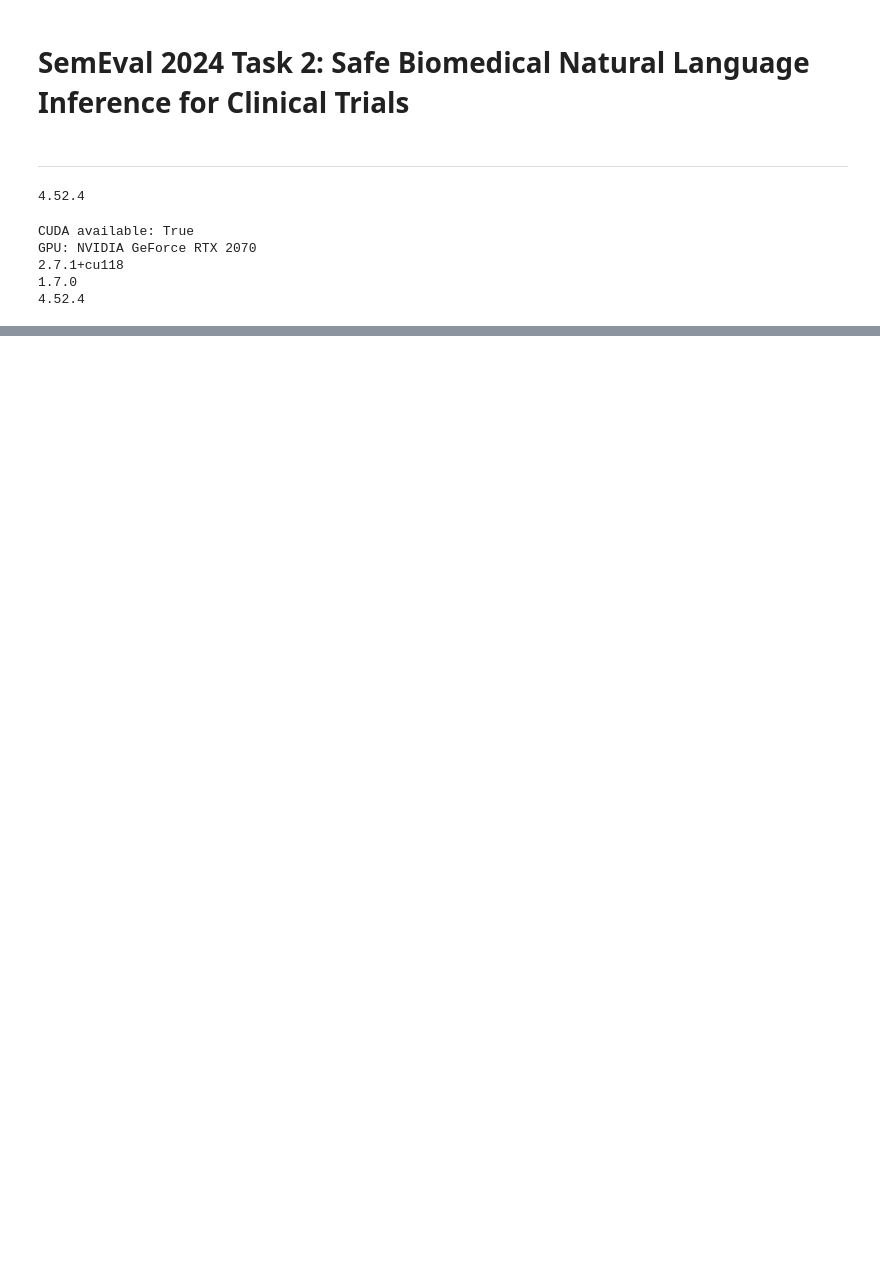
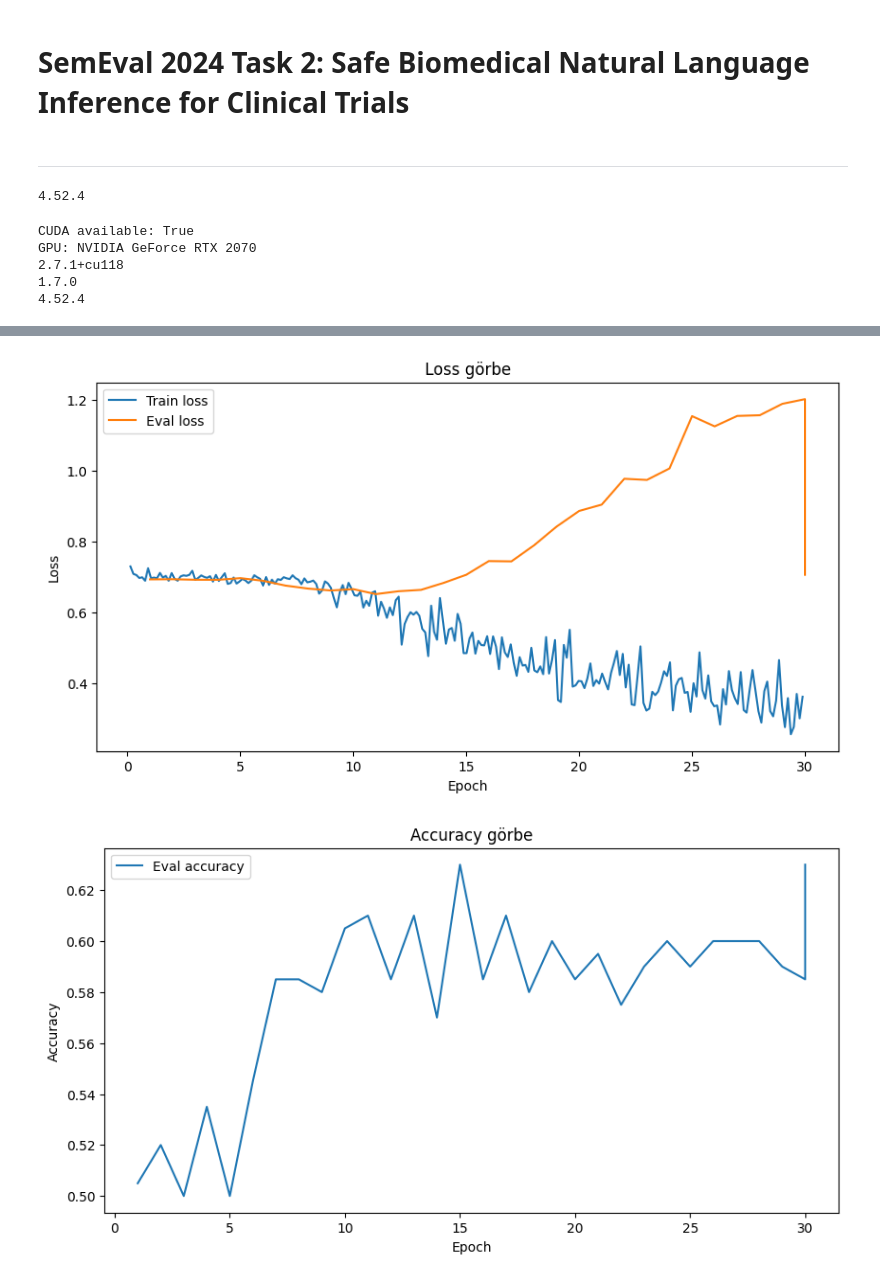
Before and after one commit to lego111Aron/SemEval_2024_Task-2_SafeBiomedicalNaturalLanguageInferenceForClinicalTrials, a Jupyter notebook: SemEval2024_Task2_NLI.ipynb, the cells around one changed output, grey strips where cells are left out. Cells and saved outputs as stored; diff of their text form; code cells hidden in the pictures; blank space fills up the shorter version.

```diff
--- a/SemEval2024_Task2_NLI.ipynb
+++ b/SemEval2024_Task2_NLI.ipynb
@@ -287,0 +300,37 @@ trainer.evaluate(eval_dataset=tokenized_dev)
+# %%
+import pandas as pd
+import matplotlib.pyplot as plt
+import json
+
+# A Trainer log fájl elérési útja
+log_path = "./content/logs/events.out.tfevents.*"  # vagy a pontos logfájl, ha tudod
+
+# Alternatív: ha a Trainer history-t elmented, pl. trainer.state.log_history
+history = trainer.state.log_history
+
+# Loss és accuracy kigyűjtése
+train_loss = [x["loss"] for x in history if "loss" in x and "epoch" in x]
+eval_loss = [x["eval_loss"] for x in history if "eval_loss" in x]
+eval_acc = [x["eval_accuracy"] for x in history if "eval_accuracy" in x]
+epochs = [x["epoch"] for x in history if "loss" in x and "epoch" in x]
+eval_epochs = [x["epoch"] for x in history if "eval_loss" in x]
+
+plt.figure(figsize=(10,5))
+plt.plot(epochs, train_loss, label="Train loss")
+plt.plot(eval_epochs, eval_loss, label="Eval loss")
+plt.xlabel("Epoch")
+plt.ylabel("Loss")
+plt.legend()
+plt.title("Loss görbe")
+plt.show()
+
+plt.figure(figsize=(10,5))
+plt.plot(eval_epochs, eval_acc, label="Eval accuracy")
+plt.xlabel("Epoch")
+plt.ylabel("Accuracy")
+plt.legend()
+plt.title("Accuracy görbe")
+plt.show()
+# %% [output]
+[figure, added]
+[figure, added]
```
Also changed, not shown: parts of 7 cells of this notebook, 5 other files.
